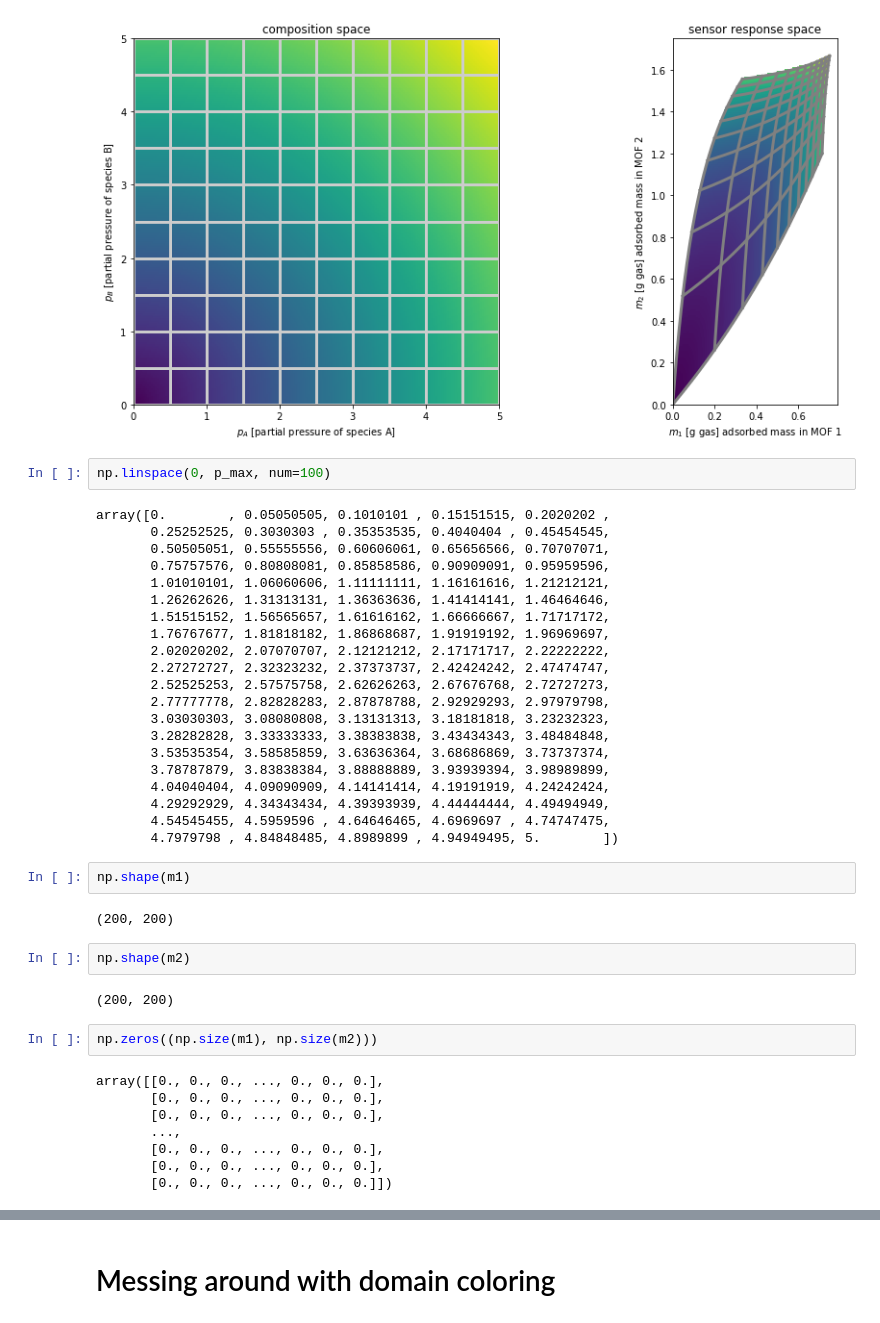
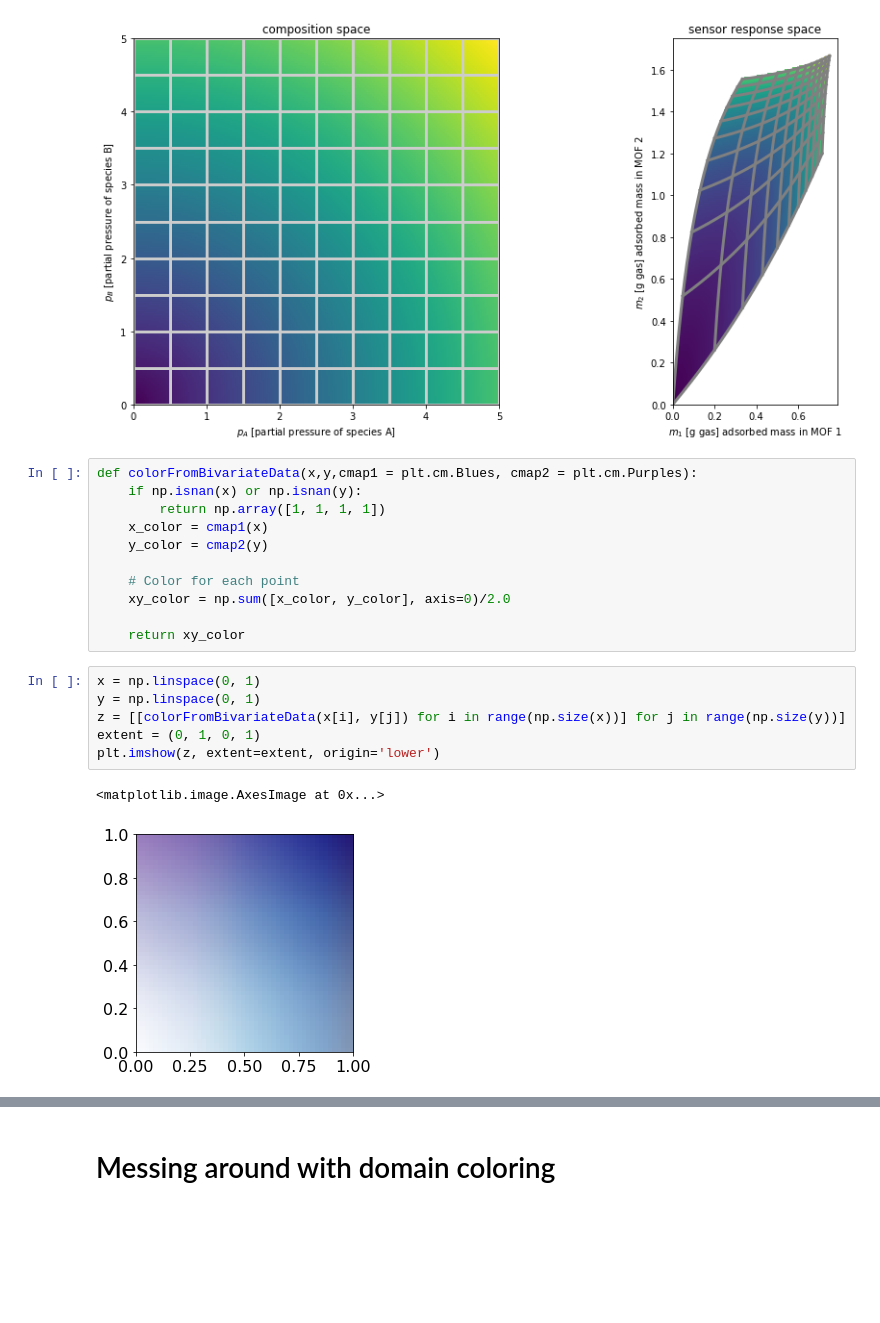
Before and after one commit to SimonEnsemble/nonlinear_sensing, a Jupyter notebook: viz mapping.ipynb, the cells around one changed output, grey strips where cells are left out. Drawn from its saved outputs; the diff is of its cells as text; blank space fills up the shorter version.

```diff
--- a/viz mapping.ipynb
+++ b/viz mapping.ipynb
@@ -144,44 +144,23 @@ ax[1].set_aspect('equal', 'box')
 ax[0].set_aspect('equal', 'box')
 # %% [output]
 [figure]
-# %%
-np.linspace(0, p_max, num=100)
-# %% [output]
-array([0.        , 0.05050505, 0.1010101 , 0.15151515, 0.2020202 ,
-       0.25252525, 0.3030303 , 0.35353535, 0.4040404 , 0.45454545,
-       0.50505051, 0.55555556, 0.60606061, 0.65656566, 0.70707071,
-       0.75757576, 0.80808081, 0.85858586, 0.90909091, 0.95959596,
-       1.01010101, 1.06060606, 1.11111111, 1.16161616, 1.21212121,
-       1.26262626, 1.31313131, 1.36363636, 1.41414141, 1.46464646,
-       1.51515152, 1.56565657, 1.61616162, 1.66666667, 1.71717172,
-       1.76767677, 1.81818182, 1.86868687, 1.91919192, 1.96969697,
-       2.02020202, 2.07070707, 2.12121212, 2.17171717, 2.22222222,
-       2.27272727, 2.32323232, 2.37373737, 2.42424242, 2.47474747,
-       2.52525253, 2.57575758, 2.62626263, 2.67676768, 2.72727273,
-       2.77777778, 2.82828283, 2.87878788, 2.92929293, 2.97979798,
-       3.03030303, 3.08080808, 3.13131313, 3.18181818, 3.23232323,
-       3.28282828, 3.33333333, 3.38383838, 3.43434343, 3.48484848,
-       3.53535354, 3.58585859, 3.63636364, 3.68686869, 3.73737374,
-       3.78787879, 3.83838384, 3.88888889, 3.93939394, 3.98989899,
-       4.04040404, 4.09090909, 4.14141414, 4.19191919, 4.24242424,
-       4.29292929, 4.34343434, 4.39393939, 4.44444444, 4.49494949,
-       4.54545455, 4.5959596 , 4.64646465, 4.6969697 , 4.74747475,
-       4.7979798 , 4.84848485, 4.8989899 , 4.94949495, 5.        ])
-# %%
-np.shape(m1)
-# %% [output]
-(200, 200)
-# %%
-np.shape(m2)
-# %% [output]
-(200, 200)
-# %%
-np.zeros((np.size(m1), np.size(m2)))
-# %% [output]
-array([[0., 0., 0., ..., 0., 0., 0.],
-       [0., 0., 0., ..., 0., 0., 0.],
-       [0., 0., 0., ..., 0., 0., 0.],
-       ...,
-       [0., 0., 0., ..., 0., 0., 0.],
-       [0., 0., 0., ..., 0., 0., 0.],
-       [0., 0., 0., ..., 0., 0., 0.]])
+# %%
+def colorFromBivariateData(x,y,cmap1 = plt.cm.Blues, cmap2 = plt.cm.Purples):
+    if np.isnan(x) or np.isnan(y):
+        return np.array([1, 1, 1, 1])
+    x_color = cmap1(x)
+    y_color = cmap2(y)
+
+    # Color for each point
+    xy_color = np.sum([x_color, y_color], axis=0)/2.0
+
+    return xy_color
+# %%
+x = np.linspace(0, 1)
+y = np.linspace(0, 1)
+z = [[colorFromBivariateData(x[i], y[j]) for i in range(np.size(x))] for j in range(np.size(y))]
+extent = (0, 1, 0, 1)
+plt.imshow(z, extent=extent, origin='lower')
+# %% [output]
+<matplotlib.image.AxesImage at 0x...>
+[figure, added]
```
Also changed, not shown: parts of 8 cells of this notebook.
